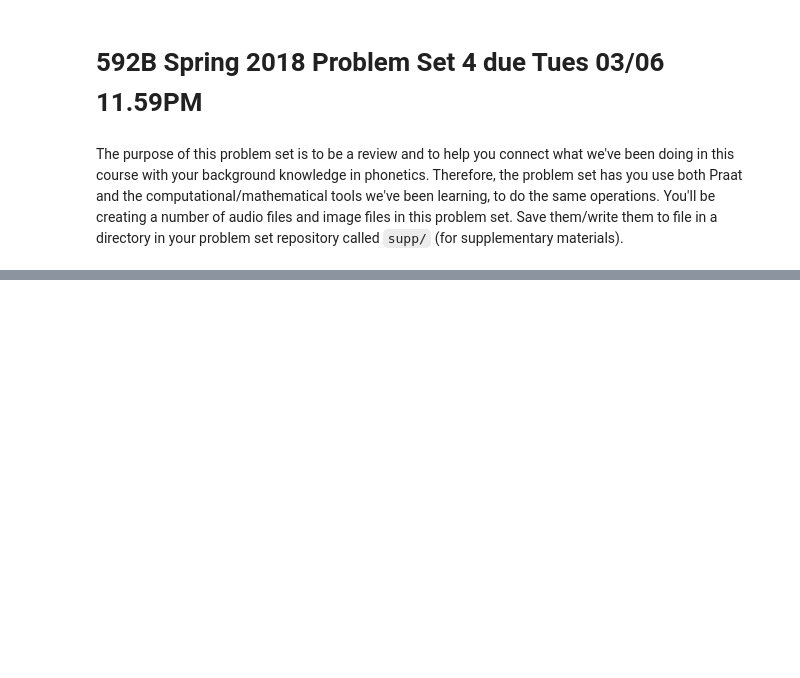
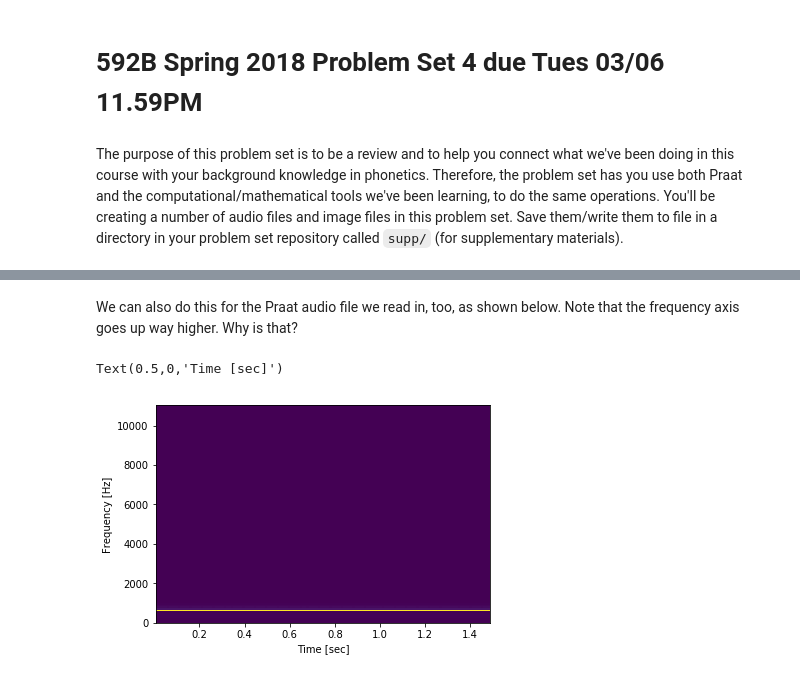
Before and after one commit to ling592b/592B_PS4-krismyu, a Jupyter notebook: 592B Spring 2018 Problem Set 4.ipynb, the cells around one changed output, grey strips where cells are left out. Cells and saved outputs as stored; diff of their text form; code cells hidden in the pictures; blank space fills up the shorter version.

```diff
--- a/592B Spring 2018 Problem Set 4.ipynb
+++ b/592B Spring 2018 Problem Set 4.ipynb
@@ -14,0 +25,8 @@ from IPython.display import Audio, display
+# %%
+f1_praat, sr_praat = librosa.load("supp/f1.wav", sr = None)
+# Or use scipy.io:
+# f1_praat, sr = wavfile.read("supp/f1.wav")
+
+print("The sampling rate of f1.wav is:", sr_praat, "Hz.")
+
+display(Audio(data=f1_praat,rate = sr_praat))
@@ -34,0 +184,10 @@ from IPython.display import Audio, display
+# %% [markdown]
+We can also do this for the Praat audio file we read in, too, as shown below. Note that the frequency axis goes up way higher. Why is that?
+# %%
+freq_spec_f1_praat,t_spec_f1_praat, Sxx_f1_praat = signal.spectrogram(f1_praat,sr_praat)
+plt.pcolormesh(t_spec_f1_praat, freq_spec_f1_praat, Sxx_f1_praat)
+plt.ylabel('Frequency [Hz]')
+plt.xlabel('Time [sec]')
+# %% [output]
+Text(0.5,0,'Time [sec]')
+[figure, added]
```
Also changed, not shown: parts of 29 cells of this notebook, 15 other files.
